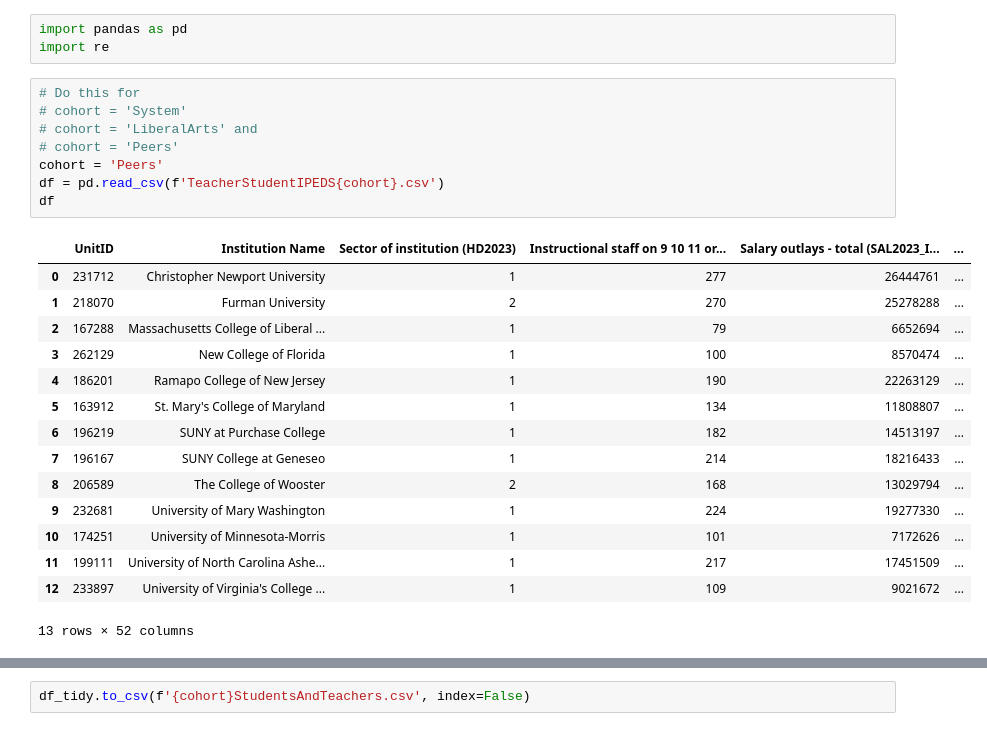
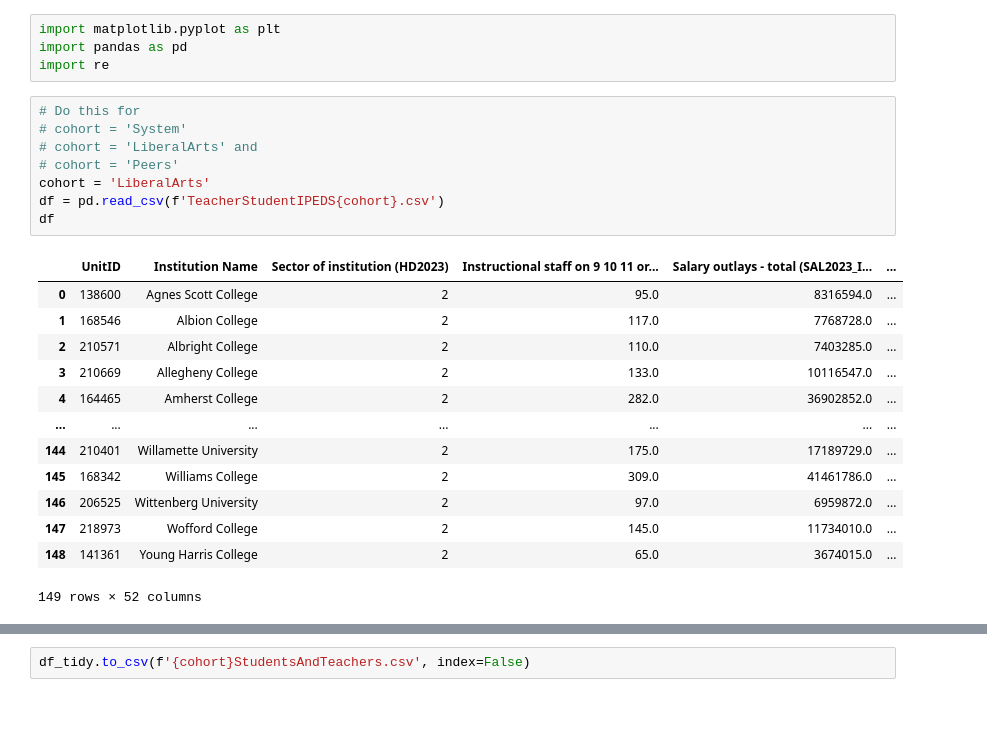
Before and after one commit to mcmcclur/BlogAtMarksMath, a Jupyter notebook: posts/Enrollment/_process/process.ipynb, the cells around one changed output, grey strips where cells are left out. Saved outputs shown, nothing was run; the diff lists cells and outputs as text.

```diff
--- a/posts/Enrollment/_process/process.ipynb
+++ b/posts/Enrollment/_process/process.ipynb
@@ -1,30 +1,29 @@
 # %%
+import matplotlib.pyplot as plt
 import pandas as pd
 import re
 # %%
 # Do this for
 # cohort = 'System'
 # cohort = 'LiberalArts' and
 # cohort = 'Peers'
-cohort = 'Peers'
+cohort = 'LiberalArts'
 df = pd.read_csv(f'TeacherStudentIPEDS{cohort}.csv')
 df
 # %% [output]
 |  | UnitID | Institution Name | Sector of institution (HD2023) | Instructional staff on 9 10 11 or... | Salary outlays - total (SAL2023_I... | ... |
-| 0 | 231712 | Christopher Newport University | 1 | 277 | 26444761 | ... |
-| 1 | 218070 | Furman University | 2 | 270 | 25278288 | ... |
-| 2 | 167288 | Massachusetts College of Liberal ... | 1 | 79 | 6652694 | ... |
-| 3 | 262129 | New College of Florida | 1 | 100 | 8570474 | ... |
-| 4 | 186201 | Ramapo College of New Jersey | 1 | 190 | 22263129 | ... |
-| 5 | 163912 | St. Mary's College of Maryland | 1 | 134 | 11808807 | ... |
-| 6 | 196219 | SUNY at Purchase College | 1 | 182 | 14513197 | ... |
-| 7 | 196167 | SUNY College at Geneseo | 1 | 214 | 18216433 | ... |
-| 8 | 206589 | The College of Wooster | 2 | 168 | 13029794 | ... |
-| 9 | 232681 | University of Mary Washington | 1 | 224 | 19277330 | ... |
-| 10 | 174251 | University of Minnesota-Morris | 1 | 101 | 7172626 | ... |
-| 11 | 199111 | University of North Carolina Ashe... | 1 | 217 | 17451509 | ... |
-| 12 | 233897 | University of Virginia's College ... | 1 | 109 | 9021672 | ... |
+| 0 | 138600 | Agnes Scott College | 2 | 95.0 | 8316594.0 | ... |
+| 1 | 168546 | Albion College | 2 | 117.0 | 7768728.0 | ... |
+| 2 | 210571 | Albright College | 2 | 110.0 | 7403285.0 | ... |
+| 3 | 210669 | Allegheny College | 2 | 133.0 | 10116547.0 | ... |
+| 4 | 164465 | Amherst College | 2 | 282.0 | 36902852.0 | ... |
+| ... | ... | ... | ... | ... | ... | ... |
+| 144 | 210401 | Willamette University | 2 | 175.0 | 17189729.0 | ... |
+| 145 | 168342 | Williams College | 2 | 309.0 | 41461786.0 | ... |
+| 146 | 206525 | Wittenberg University | 2 | 97.0 | 6959872.0 | ... |
+| 147 | 218973 | Wofford College | 2 | 145.0 | 11734010.0 | ... |
+| 148 | 141361 | Young Harris College | 2 | 65.0 | 3674015.0 | ... |
-13 rows × 52 columns
+149 rows × 52 columns
 # %%
 # Columns to preserve
 id_cols = [
```
Also changed, not shown: parts of 13 cells of this notebook, 8 other files.
